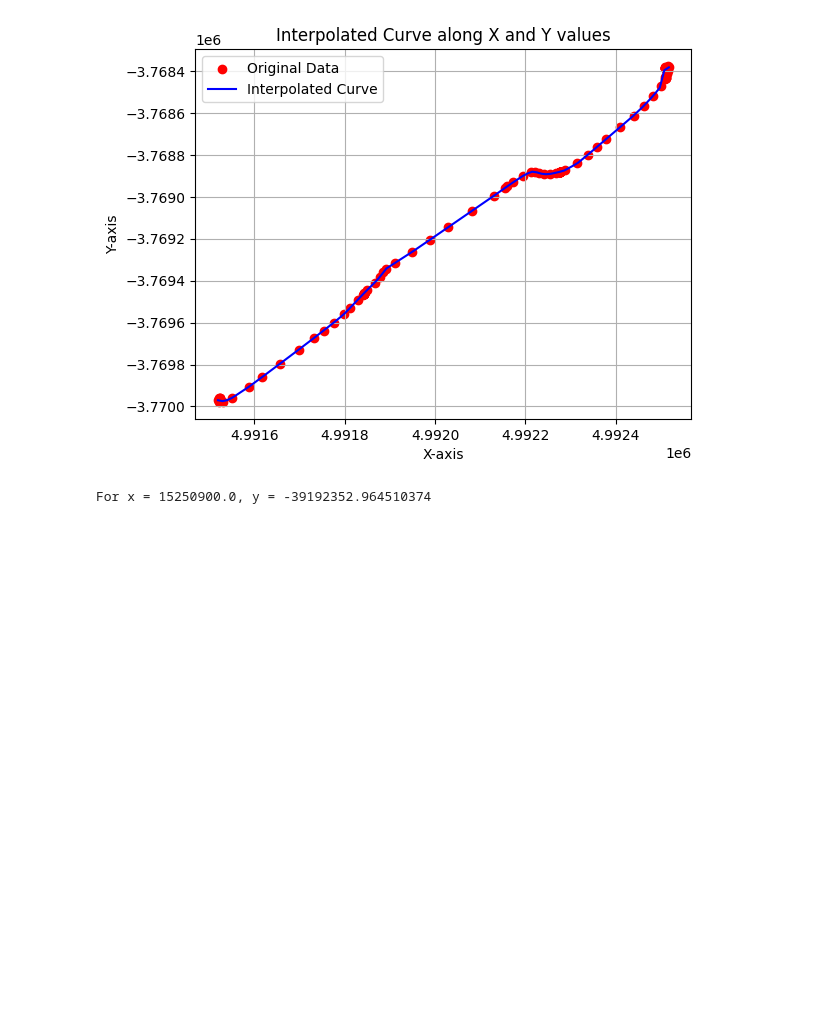
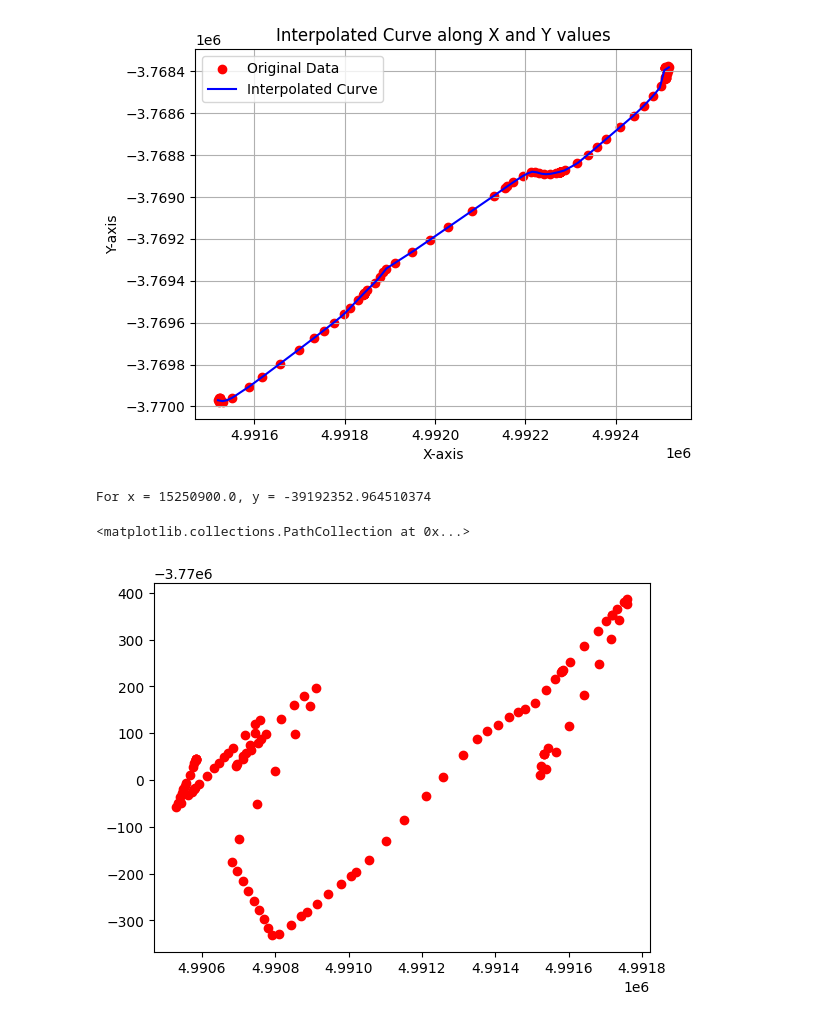
Before and after one commit to bryaanabraham/Wandering_Guardian, a Jupyter notebook: Curve_fitting/Sample Curve Fitting.ipynb, the cells around one changed output. Saved outputs shown, nothing was run; the diff lists cells and outputs as text; code cells hidden in the pictures; blank space fills up the shorter version.

```diff
--- a/Curve_fitting/Sample Curve Fitting.ipynb
+++ b/Curve_fitting/Sample Curve Fitting.ipynb
@@ -3,7 +9,5 @@
 # %%
-import pandas as pd
-
 df = pd.read_csv("go_track_trackspoints.csv")
 df.dropna(how='all', inplace=True)
-df = df[df['track_id'] == 1]
-df.head(10)
+df0 = df[df['track_id'] == 1]
+df1 = df[df['track_id'] == 2]
@@ -127,3 +149,8 @@ except ValueError as e:
     print(e)
 # %% [output]
 For x = 15250900.0, y = -39192352.964510374
+# %%
+plt.scatter(df1['x'], df1['y'], label='GPS Data', color='red')
+# %% [output]
+<matplotlib.collections.PathCollection at 0x...>
+[figure, added]
```
Also changed, not shown: parts of 13 cells of this notebook.
